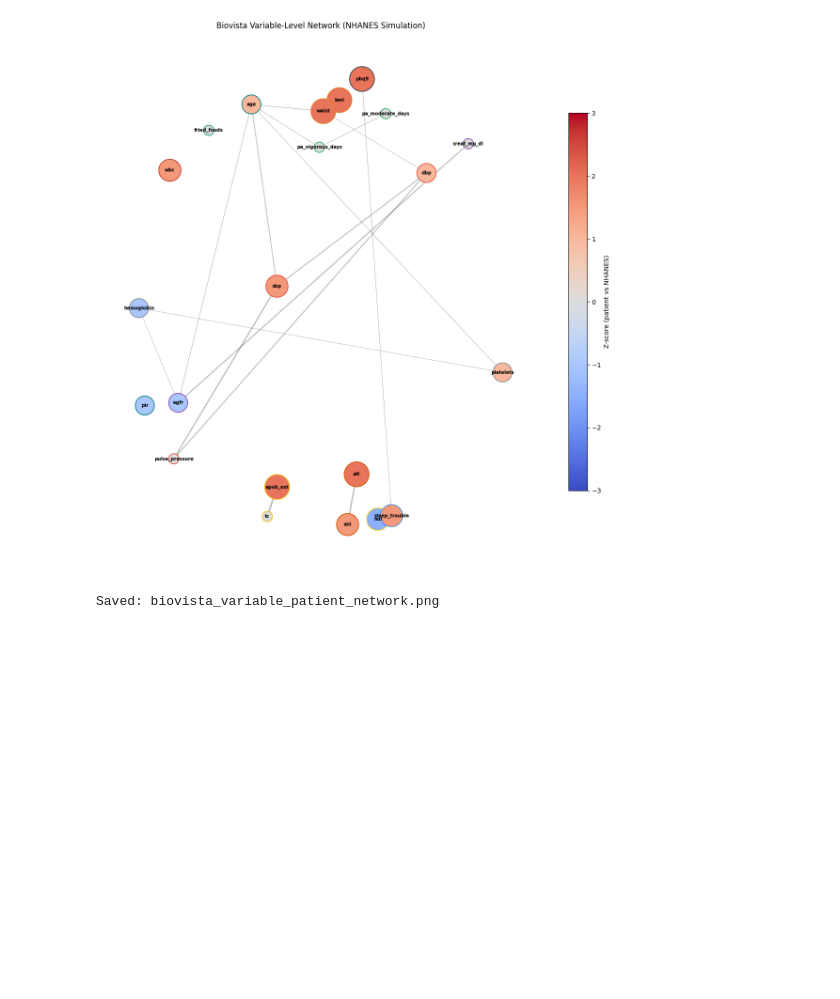
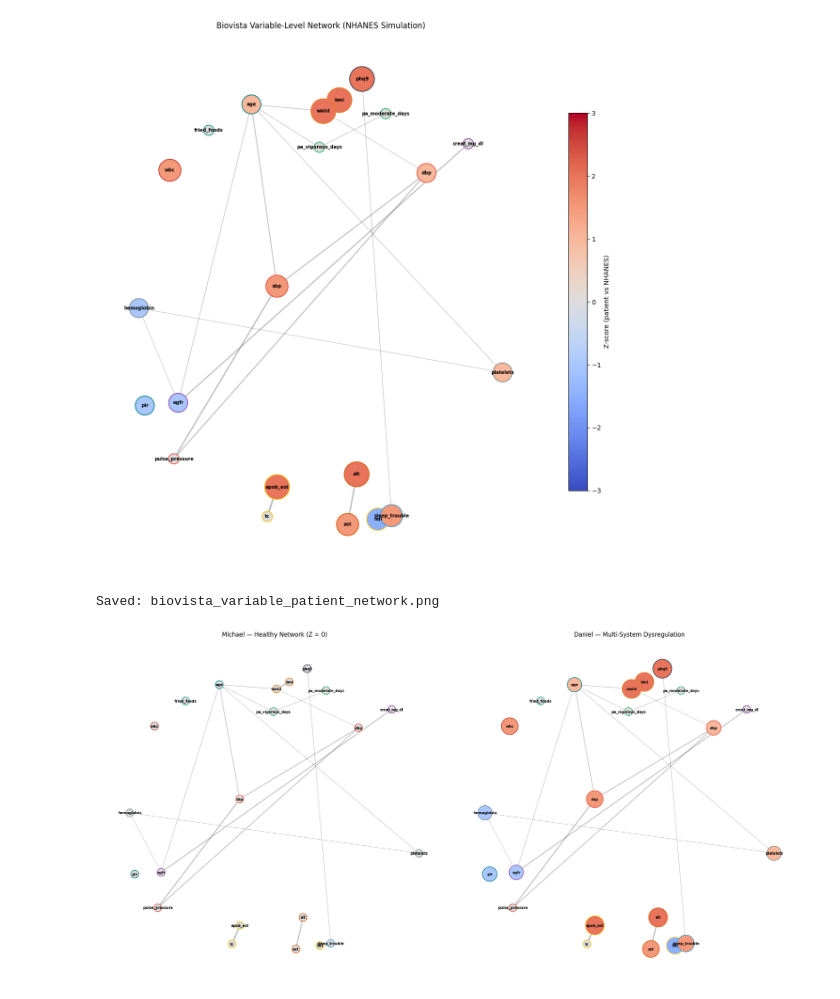
Before and after one commit to JACKMCDONNELL/python-learning, a Jupyter notebook: network/NHANES/NHANES_network.ipynb, the cells around one changed output. Drawn from its saved outputs; the diff is of its cells as text; code cells hidden in the pictures; blank space fills up the shorter version.

Commit message:
added patient vignettes

```diff
--- a/network/NHANES/NHANES_network.ipynb
+++ b/network/NHANES/NHANES_network.ipynb
@@ -628,3 +628,84 @@ print("Saved: biovista_variable_patient_network.png")
 # %% [output]
 [figure]
 Saved: biovista_variable_patient_network.png
+# %%
+# -------------------------------------------------------
+# Side-by-side comparison: Healthy vs Unhealthy
+# -------------------------------------------------------
+
+
+# -------------------------------------------------------
+# Side-by-side comparison: Michael vs Daniel
+# -------------------------------------------------------
+
+# 1. Michael (Healthy) — baseline, all z = 0
+z_Michael = pd.Series(0.0, index=z_patient.index)
+
+# 2. Daniel (Unhealthy) — your simulated patient with abnormalities
+z_Daniel = z_patient.copy()
+
+
+# -------------------------------------------------------
+# Shared layout (identical coordinates for both)
+# -------------------------------------------------------
+pos_shared = pos_var
+
+
+# -------------------------------------------------------
+# Helper function (your original code, unchanged)
+# -------------------------------------------------------
+def plot_biovista_on_axes(G, z_scores, ax, title):
+    # Attach z-scores and metadata to nodes for plotting
+    for n in G.nodes():
+        G.nodes[n]["z"] = float(z_scores.get(n, 0.0))
+        G.nodes[n]["system"] = var_to_system.get(n, "Other")
+
+    z_vals = np.array([G.nodes[n]["z"] for n in G.nodes()])
+    z_clip = np.clip(z_vals, -3, 3)
+
+    node_colors = plt.cm.coolwarm((z_clip + 3) / 6)
+    node_sizes = 250 + 600 * np.abs(z_clip)
+    node_edgecolors = [
+        system_color_map.get(G.nodes[n]["system"], "#7f8c8d")
+        for n in G.nodes()
+    ]
+    edge_widths = [
+        0.4 + 3 * abs(d.get("weight", 0.05))
+        for (_, _, d) in G.edges(data=True)
+    ]
+
+    nx.draw_networkx_edges(G, pos_shared, width=edge_widths, alpha=0.25, ax=ax)
+    nx.draw_networkx_nodes(
+        G, pos_shared,
+        node_color=node_colors,
+        node_size=node_sizes,
+        edgecolors=node_edgecolors,
+        linewidths=1.2,
+        ax=ax
+    )
+    nx.draw_networkx_labels(
+        G, pos_shared,
+        font_size=7,
+        font_weight="bold",
+        ax=ax
+    )
+
+    ax.set_title(title)
+    ax.axis("off")
+
+
+# -------------------------------------------------------
+# Final side-by-side figure
+# -------------------------------------------------------
+fig, axes = plt.subplots(1, 2, figsize=(20, 10))
+
+plot_biovista_on_axes(G_var, z_Michael, axes[0], "Michael — Healthy Network (Z = 0)")
+plot_biovista_on_axes(G_var, z_Daniel, axes[1], "Daniel — Multi-System Dysregulation")
+
+plt.tight_layout()
+plt.savefig("biovista_michael_vs_daniel.png", dpi=350, bbox_inches="tight")
+plt.show()
+
+print("Saved: biovista_michael_vs_daniel.png")
+# %% [output]
+[figure, added]
```
Also changed, not shown: parts of 2 cells of this notebook.
